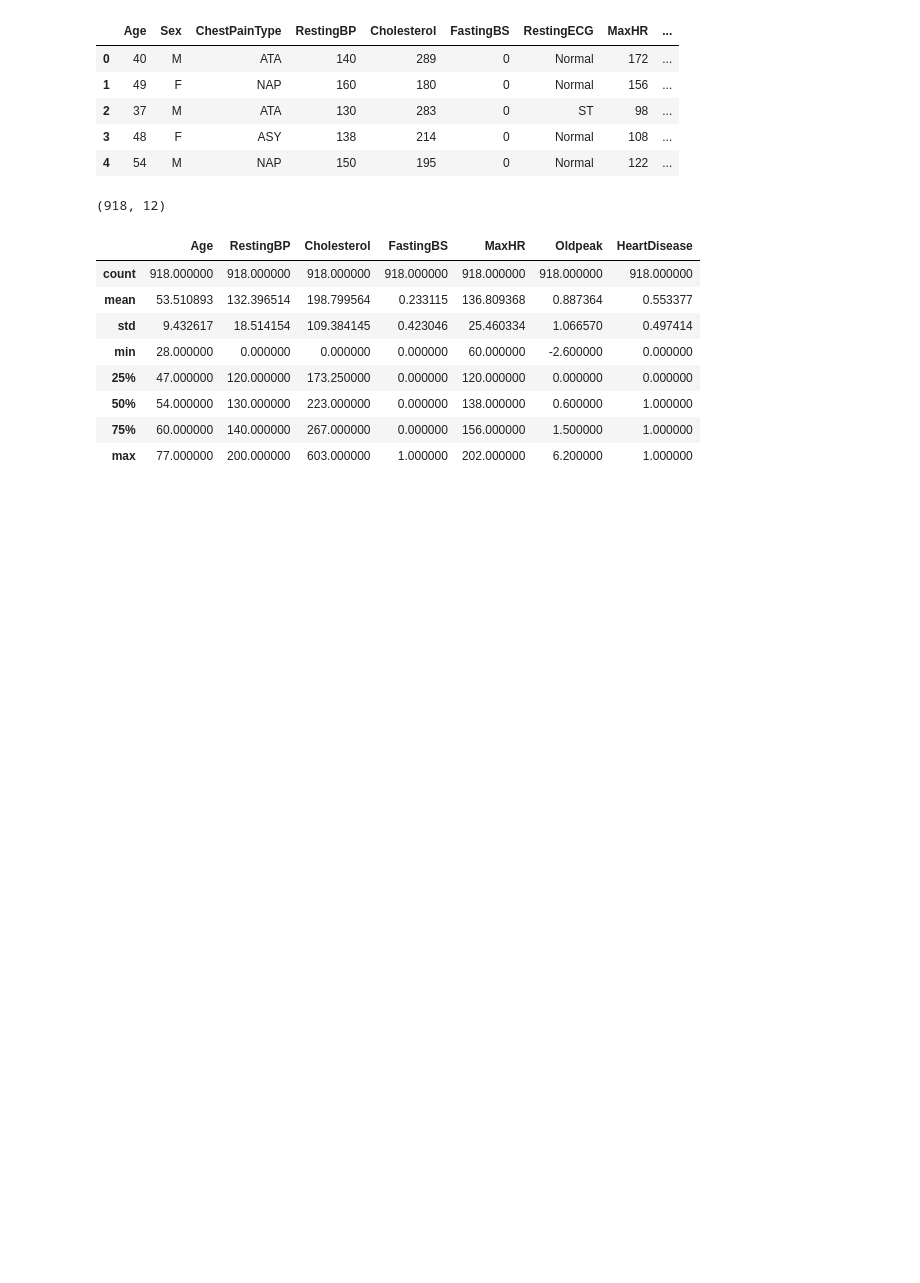
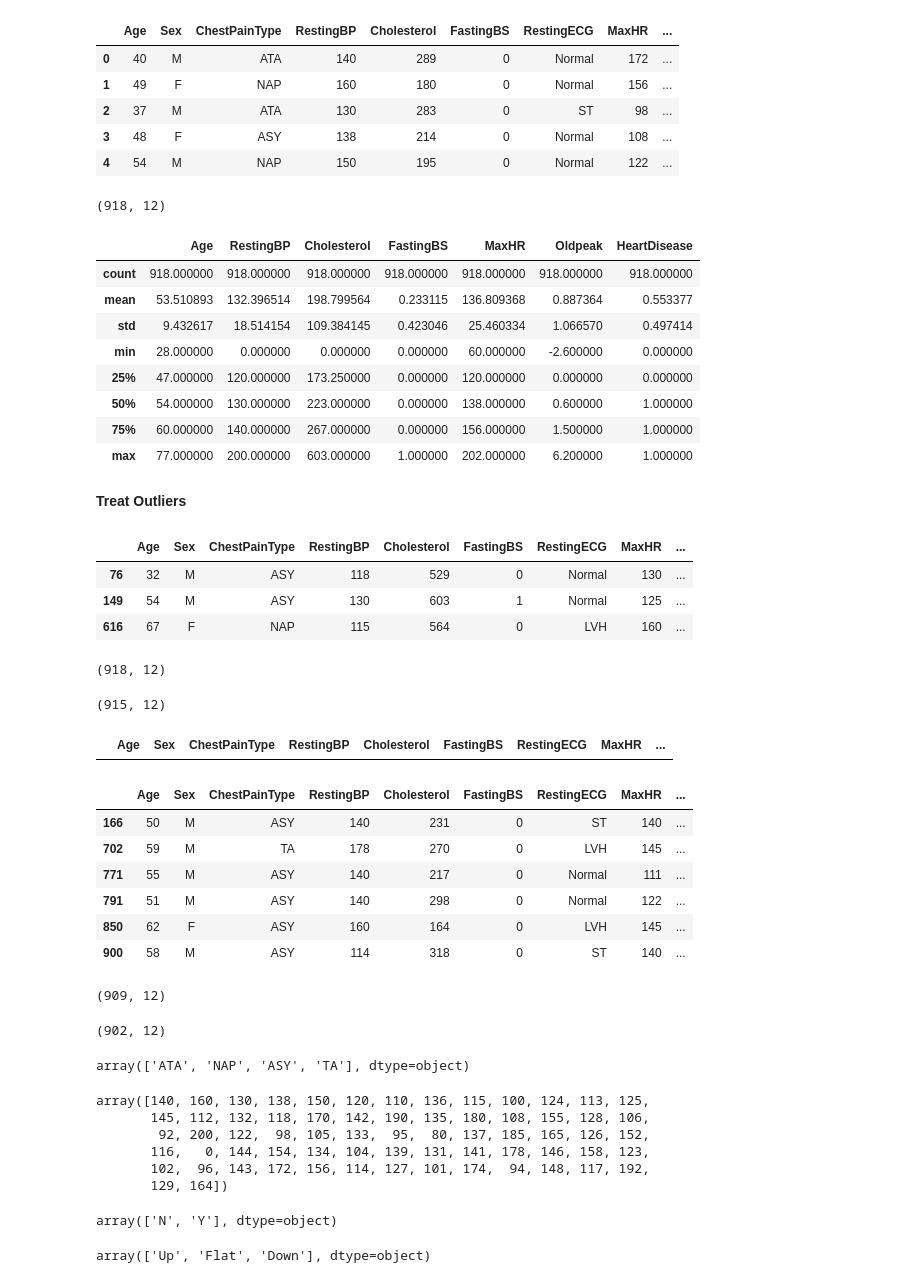
Before and after one commit to Sujitharasamsetty/Heart-Disease-Prediction-Using-Machine-Learning, a Jupyter notebook: Heart_Disease_Prediction.ipynb, the cells around one changed output. Cells and saved outputs as stored; diff of their text form; code cells hidden in the pictures; blank space fills up the shorter version.

```diff
--- a/Heart_Disease_Prediction.ipynb
+++ b/Heart_Disease_Prediction.ipynb
@@ -30,3 +30,16 @@ df.describe()
 | 50% | 54.000000 | 130.000000 | 223.000000 | 0.000000 | 138.000000 | 0.600000 | 1.000000 |
 | 75% | 60.000000 | 140.000000 | 267.000000 | 0.000000 | 156.000000 | 1.500000 | 1.000000 |
 | max | 77.000000 | 200.000000 | 603.000000 | 1.000000 | 202.000000 | 6.200000 | 1.000000 |
+# %% [markdown]
+**Treat Outliers**
+# %%
+df[df.Cholesterol>(df.Cholesterol.mean()+3*df.Cholesterol.std())]
+# %% [output]
+|  | Age | Sex | ChestPainType | RestingBP | Cholesterol | FastingBS | RestingECG | MaxHR | ... |
+| 76 | 32 | M | ASY | 118 | 529 | 0 | Normal | 130 | ... |
+| 149 | 54 | M | ASY | 130 | 603 | 1 | Normal | 125 | ... |
+| 616 | 67 | F | NAP | 115 | 564 | 0 | LVH | 160 | ... |
+# %%
+df.shape
+# %% [output]
+(918, 12)
@@ -32,0 +48,49 @@ df.describe()
+# %%
+df1.shape
+# %% [output]
+(915, 12)
+# %%
+df[df.MaxHR>(df.MaxHR.mean()+3*df.MaxHR.std())]
+# %% [output]
+|  | Age | Sex | ChestPainType | RestingBP | Cholesterol | FastingBS | RestingECG | MaxHR | ... |
+# %%
+df[df.Oldpeak>(df.Oldpeak.mean()+3*df.Oldpeak.std())]
+# %% [output]
+|  | Age | Sex | ChestPainType | RestingBP | Cholesterol | FastingBS | RestingECG | MaxHR | ... |
+| 166 | 50 | M | ASY | 140 | 231 | 0 | ST | 140 | ... |
+| 702 | 59 | M | TA | 178 | 270 | 0 | LVH | 145 | ... |
+| 771 | 55 | M | ASY | 140 | 217 | 0 | Normal | 111 | ... |
+| 791 | 51 | M | ASY | 140 | 298 | 0 | Normal | 122 | ... |
+| 850 | 62 | F | ASY | 160 | 164 | 0 | LVH | 145 | ... |
+| 900 | 58 | M | ASY | 114 | 318 | 0 | ST | 140 | ... |
+# %%
+df2 = df1[df1.Oldpeak<=(df1.Oldpeak.mean()+3*df1.Oldpeak.std())]
+df2.shape
+# %% [output]
+(909, 12)
+# %%
+df3 = df2[df2.RestingBP<=(df2.RestingBP.mean()+3*df2.RestingBP.std())]
+df3.shape
+# %% [output]
+(902, 12)
+# %%
+df.ChestPainType.unique()
+# %% [output]
+array(['ATA', 'NAP', 'ASY', 'TA'], dtype=object)
+# %%
+df.RestingBP.unique()
+# %% [output]
+array([140, 160, 130, 138, 150, 120, 110, 136, 115, 100, 124, 113, 125,
+       145, 112, 132, 118, 170, 142, 190, 135, 180, 108, 155, 128, 106,
+        92, 200, 122,  98, 105, 133,  95,  80, 137, 185, 165, 126, 152,
+       116,   0, 144, 154, 134, 104, 139, 131, 141, 178, 146, 158, 123,
+       102,  96, 143, 172, 156, 114, 127, 101, 174,  94, 148, 117, 192,
+       129, 164])
+# %%
+df.ExerciseAngina.unique()
+# %% [output]
+array(['N', 'Y'], dtype=object)
+# %%
+df.ST_Slope.unique()
+# %% [output]
+array(['Up', 'Flat', 'Down'], dtype=object)
```
Also changed, not shown: parts of 11 cells of this notebook.
